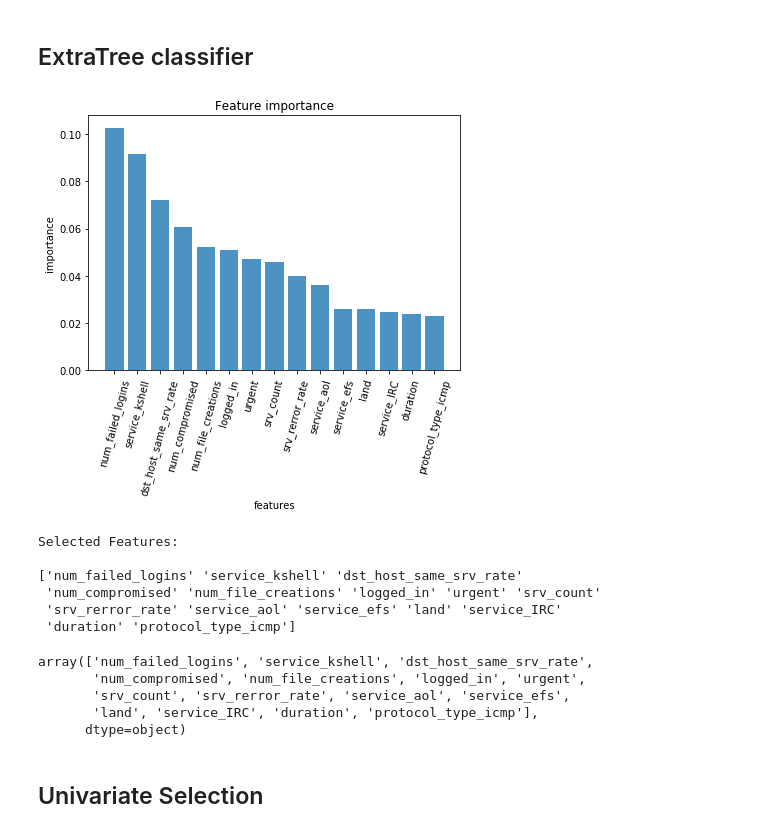
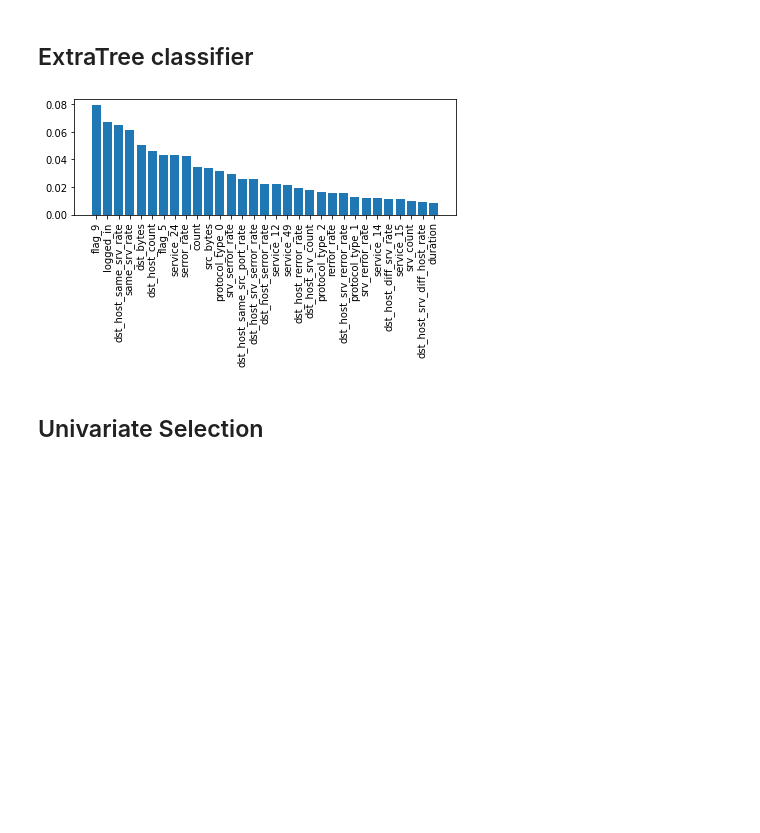
Before and after one commit to AlviseDeFaveri/IDS-NN, a Jupyter notebook: src/IDS.ipynb, the cells around one changed output. Cells and saved outputs as stored; diff of their text form; code cells hidden in the pictures; blank space fills up the shorter version.

```diff
--- a/src/IDS.ipynb
+++ b/src/IDS.ipynb
@@ -816,19 +917,49 @@ def extraTreeRank(df, N_SELECTED):
+# %%
+from sklearn.ensemble import ExtraTreesClassifier
+from sklearn.feature_selection import SelectFromModel
+import pandas as pd
+import matplotlib.pyplot as plt
+
+#-----------------------------------------
+def extraTreeRank(df):
+
+  # Divide train set and test set
+  X = df[df.columns.difference(["class"])]
+  Y = df[["class"]]
+
+  # Build the forest
+  clf = ExtraTreesClassifier(n_estimators=100)
+  clf = clf.fit(X, Y)
+
+  # Get the importance of each feature
+  zipped = zip(list(X.columns), list(clf.feature_importances_))
+  importances = dict(zipped)
+
+  # Build the selection object
+  model = SelectFromModel(clf, prefit=True)
+
+  # Get the selected columns
+  selected_names = X.columns[model.get_support()]
+
+  # Couple each selected column with its importance
+  selected_zipped = [ [name, importances[name]] for name in selected_names]
+
+  # Sort by importance
+  selected_zipped = sorted(selected_zipped, key=lambda kv: kv[1], reverse=True)
+
+  # Plot
+  plt.figure()
+  plt.bar([x[0] for x in selected_zipped],[x[1] for x in selected_zipped] )
+  plt.xticks(rotation=90)
+  plt.tight_layout()
+  plt.savefig("figs/extratree.png", bbox_inches='tight')
+
+  return selected_names
 # %%
-traindf = pd.read_pickle('/content/drive/My Drive/Colab Notebooks/train_treated.pkl')
-extraTreeRank(traindf, 15)
+df = pd.read_pickle('train_treated.pkl')
+extraTreeCols = extraTreeRank(df)
 # %% [output]
-[figure, old version]
+[figure, new version]
-Selected Features:
-
-['num_failed_logins' 'service_kshell' 'dst_host_same_srv_rate'
- 'num_compromised' 'num_file_creations' 'logged_in' 'urgent' 'srv_count'
- 'srv_rerror_rate' 'service_aol' 'service_efs' 'land' 'service_IRC'
- 'duration' 'protocol_type_icmp']
-array(['num_failed_logins', 'service_kshell', 'dst_host_same_srv_rate',
-       'num_compromised', 'num_file_creations', 'logged_in', 'urgent',
-       'srv_count', 'srv_rerror_rate', 'service_aol', 'service_efs',
-       'land', 'service_IRC', 'duration', 'protocol_type_icmp'],
-      dtype=object)
 # %% [markdown]
 ## Univariate Selection
 # %%
```
Also changed, not shown: parts of 127 cells of this notebook, 2 other files.
